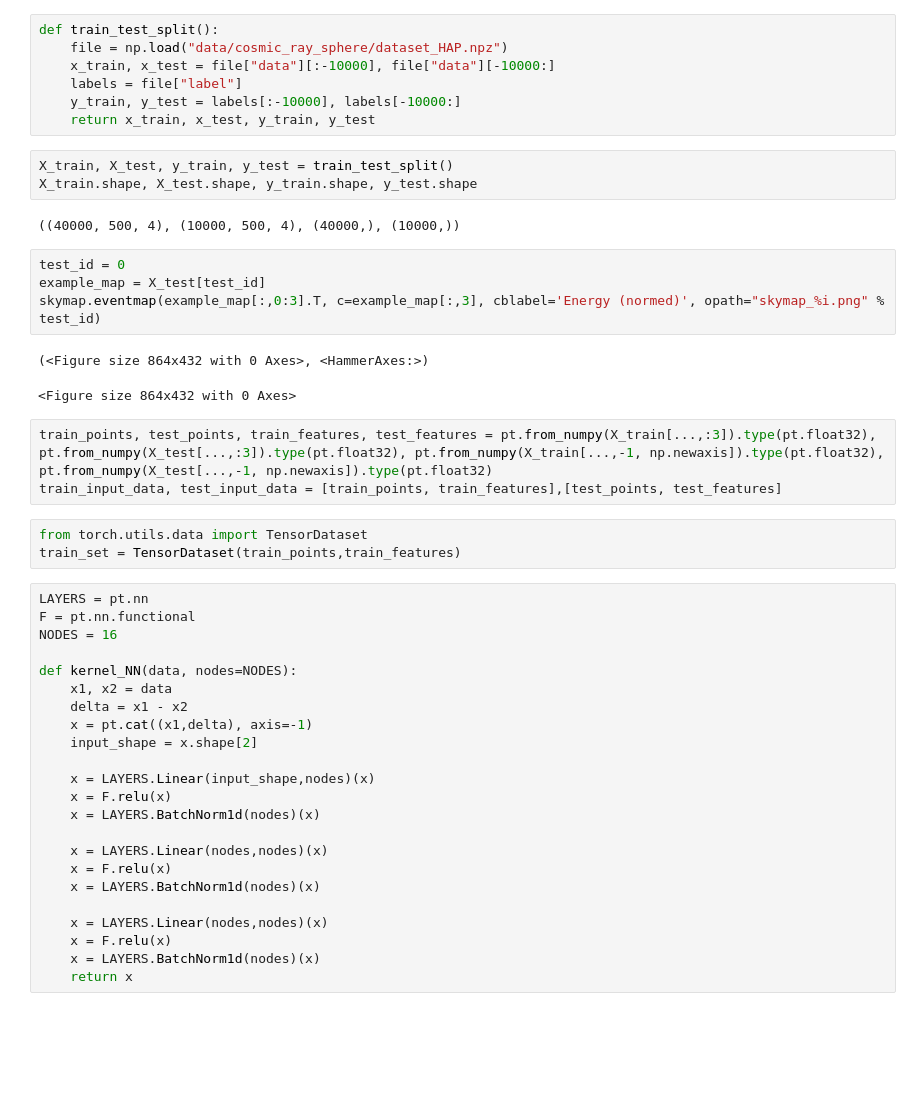
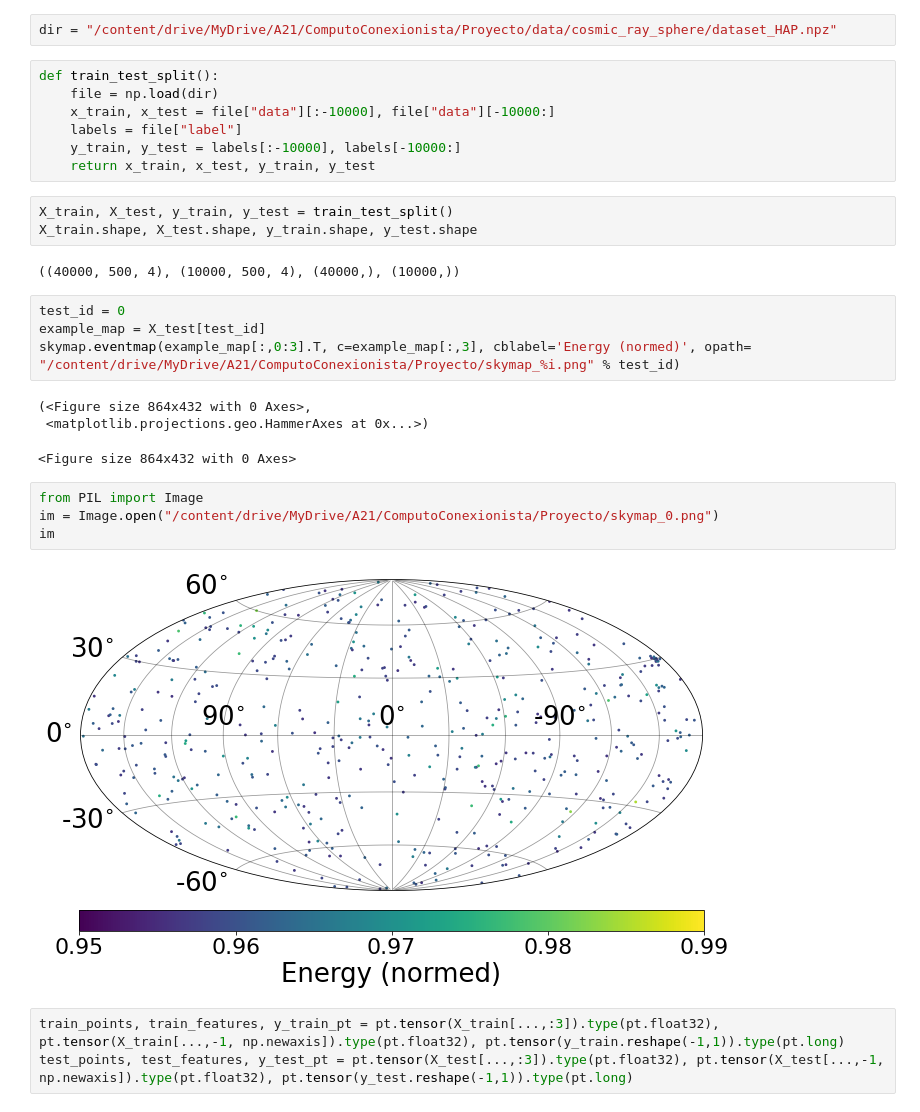
Before and after one commit to gsusAguirreArz/proyectoConexionistaA21, a Jupyter notebook: main_torch.ipynb, the cells around one changed output. Saved outputs shown, nothing was run; the diff lists cells and outputs as text; blank space fills up the shorter version.

Commit message:
se actualizo el main_torch

```diff
--- a/main_torch.ipynb
+++ b/main_torch.ipynb
@@ -9,6 +35,8 @@ PyTorch version: 1.9.0
+# %%
+dir = "/content/drive/MyDrive/A21/ComputoConexionista/Proyecto/data/cosmic_ray_sphere/dataset_HAP.npz"
 # %%
 def train_test_split():
-    file = np.load("data/cosmic_ray_sphere/dataset_HAP.npz")
+    file = np.load(dir)
     x_train, x_test = file["data"][:-10000], file["data"][-10000:]
     labels = file["label"]
     y_train, y_test = labels[:-10000], labels[-10000:]
@@ -21,36 +49,17 @@ X_train.shape, X_test.shape, y_train.shape, y_test.shape
 # %%
 test_id = 0
 example_map = X_test[test_id]
-skymap.eventmap(example_map[:,0:3].T, c=example_map[:,3], cblabel='Energy (normed)', opath="skymap_%i.png" % test_id)
+skymap.eventmap(example_map[:,0:3].T, c=example_map[:,3], cblabel='Energy (normed)', opath= "/content/drive/MyDrive/A21/ComputoConexionista/Proyecto/skymap_%i.png" % test_id)
 # %% [output]
-(<Figure size 864x432 with 0 Axes>, <HammerAxes:>)
+(<Figure size 864x432 with 0 Axes>,
+ <matplotlib.projections.geo.HammerAxes at 0x...>)
 <Figure size 864x432 with 0 Axes>
+# %%
+from PIL import Image
+im = Image.open("/content/drive/MyDrive/A21/ComputoConexionista/Proyecto/skymap_0.png")
+im
+# %% [output]
+[figure, added]
 # %%
-train_points, test_points, train_features, test_features = pt.from_numpy(X_train[...,:3]).type(pt.float32), pt.from_numpy(X_test[...,:3]).type(pt.float32), pt.from_numpy(X_train[...,-1, np.newaxis]).type(pt.float32), pt.from_numpy(X_test[...,-1, np.newaxis]).type(pt.float32)
-train_input_data, test_input_data = [train_points, train_features],[test_points, test_features]
+train_points, train_features, y_train_pt = pt.tensor(X_train[...,:3]).type(pt.float32),  pt.tensor(X_train[...,-1, np.newaxis]).type(pt.float32), pt.tensor(y_train.reshape(-1,1)).type(pt.long)
+test_points, test_features, y_test_pt = pt.tensor(X_test[...,:3]).type(pt.float32), pt.tensor(X_test[...,-1, np.newaxis]).type(pt.float32), pt.tensor(y_test.reshape(-1,1)).type(pt.long)
-# %%
-from torch.utils.data import TensorDataset
-train_set = TensorDataset(train_points,train_features)
-# %%
-LAYERS = pt.nn
-F = pt.nn.functional
-NODES = 16
-
-def kernel_NN(data, nodes=NODES):
-    x1, x2 = data
-    delta = x1 - x2
-    x = pt.cat((x1,delta), axis=-1)
-    input_shape = x.shape[2]
-
-    x = LAYERS.Linear(input_shape,nodes)(x)
-    x = F.relu(x)
-    x = LAYERS.BatchNorm1d(nodes)(x)
-
-    x = LAYERS.Linear(nodes,nodes)(x)
-    x = F.relu(x)
-    x = LAYERS.BatchNorm1d(nodes)(x)
-
-    x = LAYERS.Linear(nodes,nodes)(x)
-    x = F.relu(x)
-    x = LAYERS.BatchNorm1d(nodes)(x)
-    return x
```
Also changed, not shown: parts of 19 cells of this notebook.
